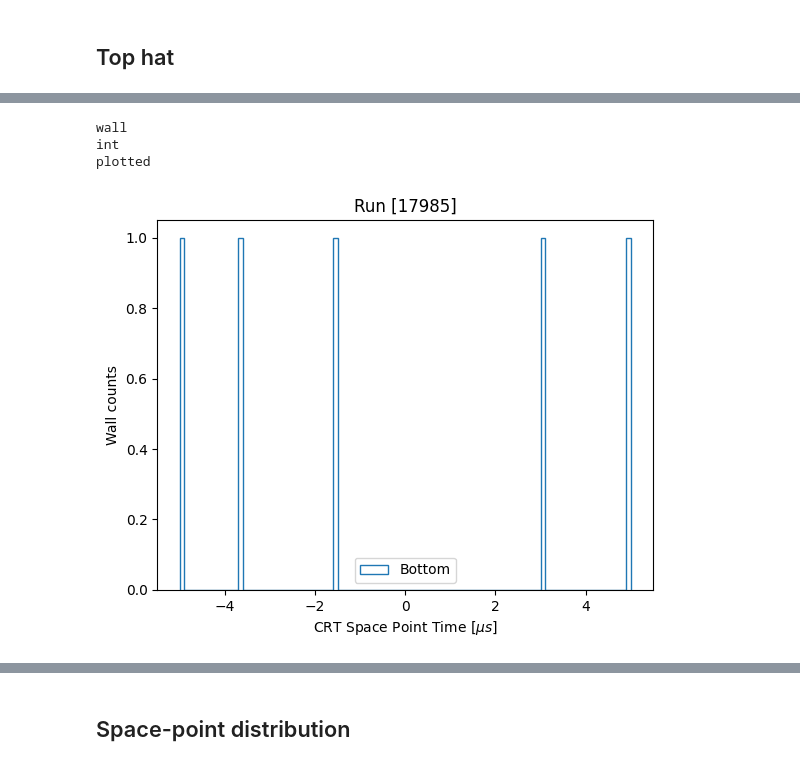
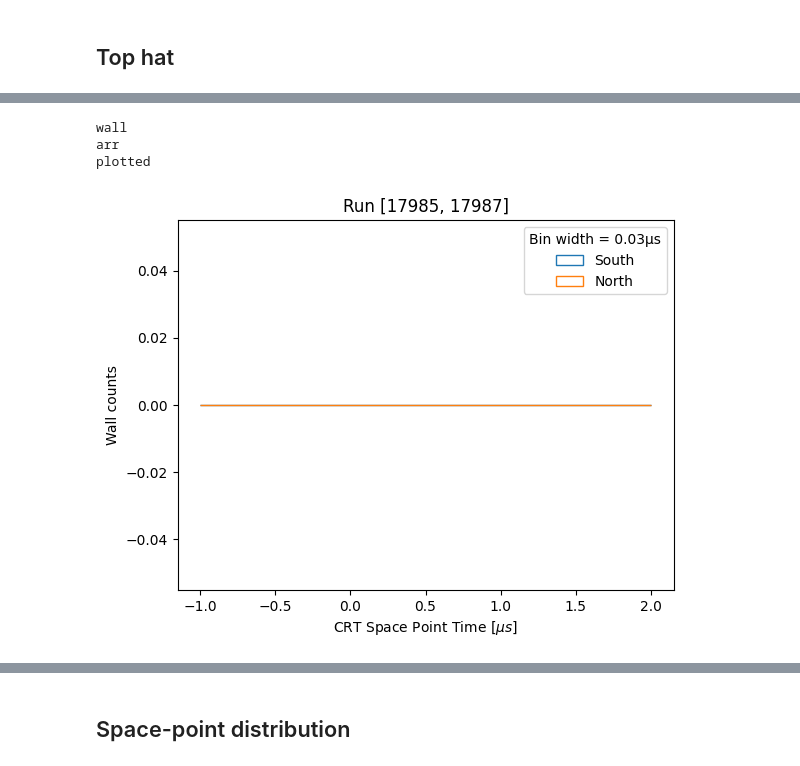
Before and after one commit to JoeBateman/crt_deadtime_validation, a Jupyter notebook: timing_plotting.ipynb, the cells around one changed output, grey strips where cells are left out. Drawn from its saved outputs; the diff is of its cells as text; code cells hidden in the pictures.

Commit message:
Updated figure formatting and import list

```diff
--- a/timing_plotting.ipynb
+++ b/timing_plotting.ipynb
@@ -35,7 +35,7 @@ def plot_flag_deadtime(trig_time, flag_dict, title=None, bins=100, time_range =
         plt.hist(trig_time, weights=flag_arr, histtype='step', bins=bins, range=time_range, label=rf'Flag {flag}')
 
     plt.title(title)
-    plt.xlabel('FEB T0 - TDC ETRIG [ms]')
+    plt.xlabel('FEB TS0 - TDC ETRIG [ms]')
     plt.ylabel('Flag counts')
     plt.yscale('log')
     plt.legend()
@@ -65,16 +65,15 @@ def plot_sp_time(ts0, wall_tag, wall=None, title=None, bins=100, time_range = (-
     plt.ylabel('Wall counts')
     if log_scale:
         plt.yscale('log')
-    plt.legend()
+    plt.legend(title='Bin width = {:.3}μs'.format((time_range[1]-time_range[0])/bins))
     plt.show()
-
-def plot_sp_coord_ratio(ts0, x, y, z, wall, run, plot_wall=1, interval_in = (-0.1, 1.7), interval_out = (-250, 250), check_interval=False, bins=10, save=False):
+def plot_sp_coord_ratio(ts0, x, y, z, wall, run, plot_wall=1, interval_in = (-0.1, 1.7), interval_out = (-250, 250), offset=1, check_interval=False, bins=10, save=False):
 
     min_in, max_in = interval_in
     min_out, max_out = interval_out
 
-    interval_in_window = (ts0 + 1 > min_in) & (ts0 + 1 < max_in)
-    interval_out_window = ((ts0 + 1 < min_in) & (ts0 + 1 > min_out)) | ((ts0 + 1 > max_in) & (ts0 + 1 < max_out))
+    interval_in_window = (ts0 + offset > min_in) & (ts0 + offset < max_in)
+    interval_out_window = ((ts0 + offset < min_in) & (ts0 + offset > min_out)) | ((ts0 + offset > max_in) & (ts0 + offset < max_out))
 
     x_in = x[interval_in_window]
     y_in = y[interval_in_window]
@@ -93,12 +92,12 @@ def plot_sp_coord_ratio(ts0, x, y, z, wall, run, plot_wall=1, interval_in = (-0.
         # Checking that we're splitting as we expect!
         # Slight overlap is due to binning
         time_range = (-5,5)
-        bins_check = 100
+        bins_check = 50
         ts0_in = ts0[interval_in_window]
         ts0_out = ts0[interval_out_window]
-        plt.hist(ts0_in + 1, histtype='step', bins=bins_check, range=time_range, label='In Window')
-        plt.hist(ts0_out + 1, histtype='step', bins=bins_check, range=time_range, label='Out Window')
-        plt.legend()
+        plt.hist(ts0_in + offset, histtype='step', bins=bins_check, range=time_range, label='In Window')
+        plt.hist(ts0_out + offset, histtype='step', bins=bins_check, range=time_range, label='Out Window')
+        plt.legend(title='Bin width = {:.3}μs'.format((time_range[1]-time_range[0])/bins_check))
         plt.xlabel('CRT Space Point Time [μs]')
         plt.ylabel('Counts')
         plt.xlim(-5,5)
@@ -140,7 +139,7 @@ def plot_sp_coord_ratio(ts0, x, y, z, wall, run, plot_wall=1, interval_in = (-0.
 
     hist_in, xedges, yedges = np.histogram2d(x_axis_in, y_axis_in, bins=(xedges, yedges))
     exposure_in = max_in - min_in
-    hist_in = hist_in.T/exposure_in
+    hist_in = hist_in/exposure_in
 
     ratio_hist = hist_in/hist_out
 
@@ -175,13 +174,12 @@ batch_size = 3
 filename = "crtana_data_*"
 
 # December runs
-list_of_runs = [17985] # 17987
+list_of_runs = [17985, 17987]
 batch_size = 5
 filename = "crt_ana_*"
 
-path = "/exp/sbnd/data/users/jbateman/workdir/crt/run/"
-    # run="013688"
-    # folder_path = path+run
+# path = "/exp/sbnd/data/users/jbateman/workdir/crt/run/"
+path = "/pnfs/sbnd/persistent/users/jbateman/crt/run/"
 n_batches = []
 
 
@@ -192,4 +190,4 @@ for run in list_of_runs:
     matching_files = list_matching_files(folder_path,filename)
     n_batches.append(int(np.ceil(len(matching_files)/batch_size)))
 # %%
-n_batches[0] = 1
+n_batches
@@ -245,7 +260,7 @@ plot_flag_deadtime(ts0_etrig, {11: flag_11, 3: flag_3}, title=f"Run {list_of_run
 # %%
-plot_sp_time(ts0_rwm, wall, wall=0, title=f"Run {list_of_runs}", bins=100)
+plot_sp_time(ts0_rwm, wall, wall=[1,2], title=f"Run {list_of_runs}", time_range=(-1,2), bins=100)
 # %% [output]
 wall
-int
+arr
 plotted
-[figure, old version]
+[figure, new version]
```
Also changed, not shown: parts of 7 cells of this notebook.
